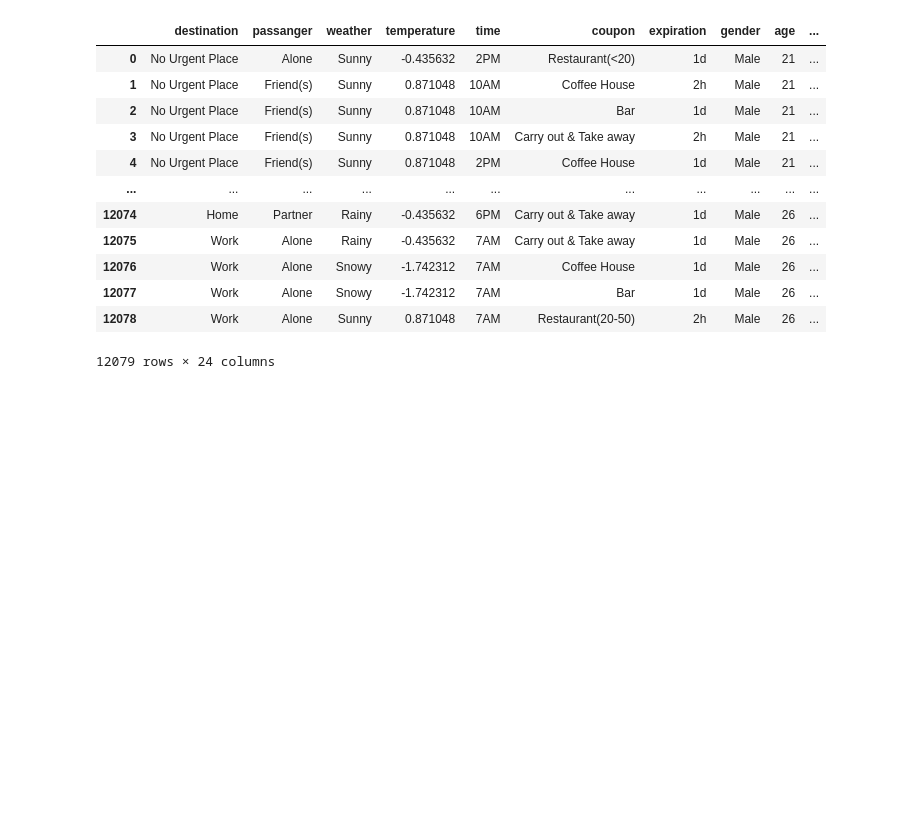
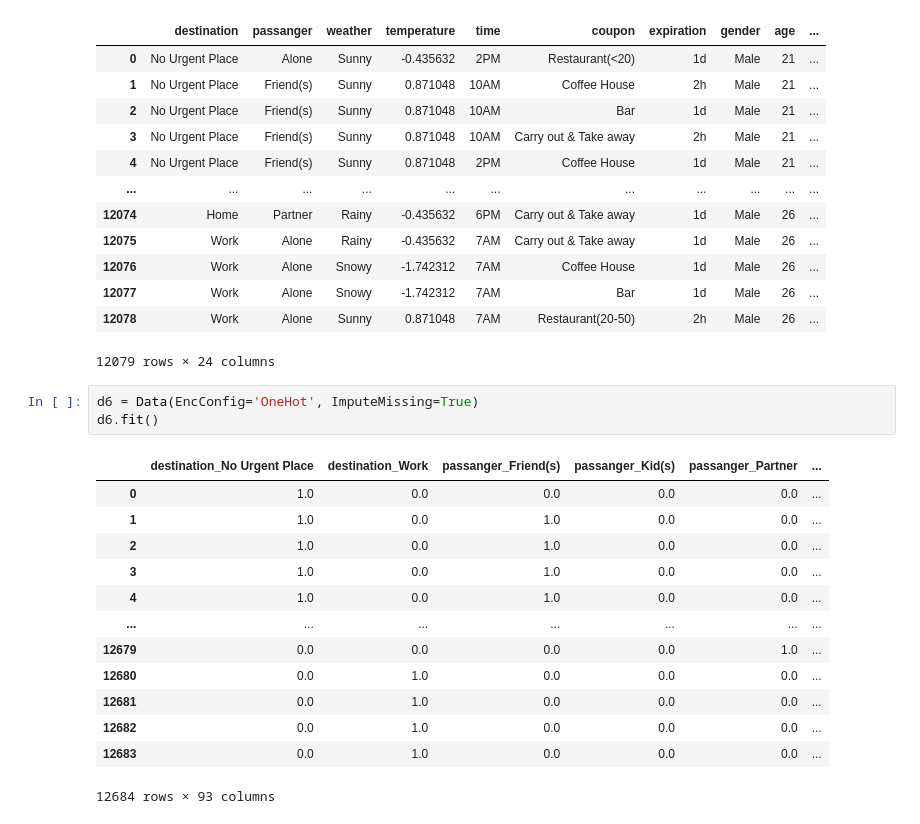
Before and after one commit to TarasKutsyk/Data-Analytics-Project, a Jupyter notebook: Data_class.ipynb, the cells around one changed output. Drawn from its saved outputs; the diff is of its cells as text; blank space fills up the shorter version.

```diff
--- a/Data_class.ipynb
+++ b/Data_class.ipynb
@@ -277,3 +292,20 @@ IN
 | 12077 | Work | Alone | Snowy | -1.742312 | 7AM | Bar | 1d | Male | 26 | ... |
 | 12078 | Work | Alone | Sunny | 0.871048 | 7AM | Restaurant(20-50) | 2h | Male | 26 | ... |
 12079 rows × 24 columns
+# %%
+d6 = Data(EncConfig='OneHot', ImputeMissing=True)
+d6.fit()
+# %% [output]
+|  | destination_No Urgent Place | destination_Work | passanger_Friend(s) | passanger_Kid(s) | passanger_Partner | ... |
+| 0 | 1.0 | 0.0 | 0.0 | 0.0 | 0.0 | ... |
+| 1 | 1.0 | 0.0 | 1.0 | 0.0 | 0.0 | ... |
+| 2 | 1.0 | 0.0 | 1.0 | 0.0 | 0.0 | ... |
+| 3 | 1.0 | 0.0 | 1.0 | 0.0 | 0.0 | ... |
+| 4 | 1.0 | 0.0 | 1.0 | 0.0 | 0.0 | ... |
+| ... | ... | ... | ... | ... | ... | ... |
+| 12679 | 0.0 | 0.0 | 0.0 | 0.0 | 1.0 | ... |
+| 12680 | 0.0 | 1.0 | 0.0 | 0.0 | 0.0 | ... |
+| 12681 | 0.0 | 1.0 | 0.0 | 0.0 | 0.0 | ... |
+| 12682 | 0.0 | 1.0 | 0.0 | 0.0 | 0.0 | ... |
+| 12683 | 0.0 | 1.0 | 0.0 | 0.0 | 0.0 | ... |
+12684 rows × 93 columns
```
Also changed, not shown: parts of 2 cells of this notebook, 1 other file.
